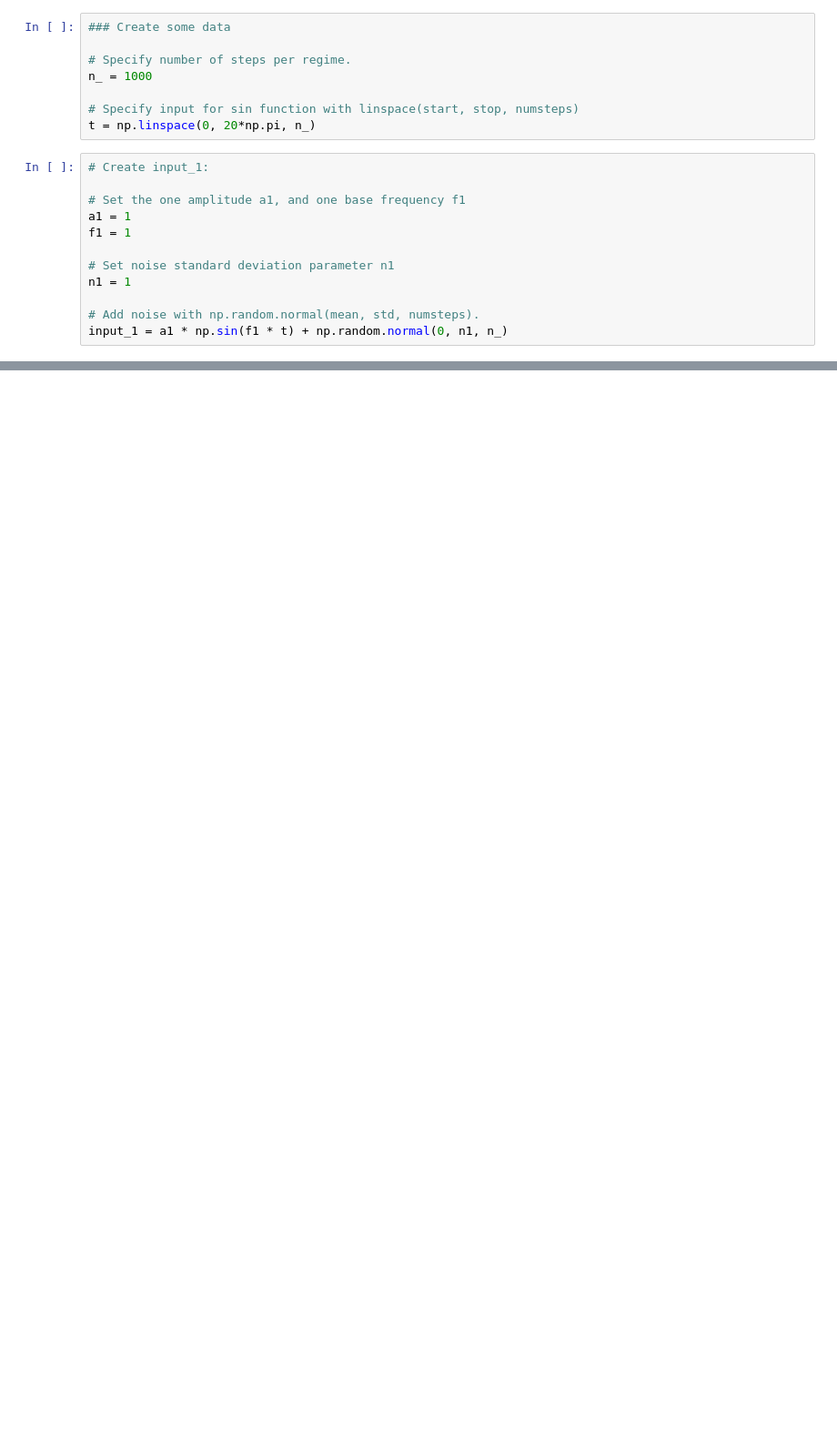
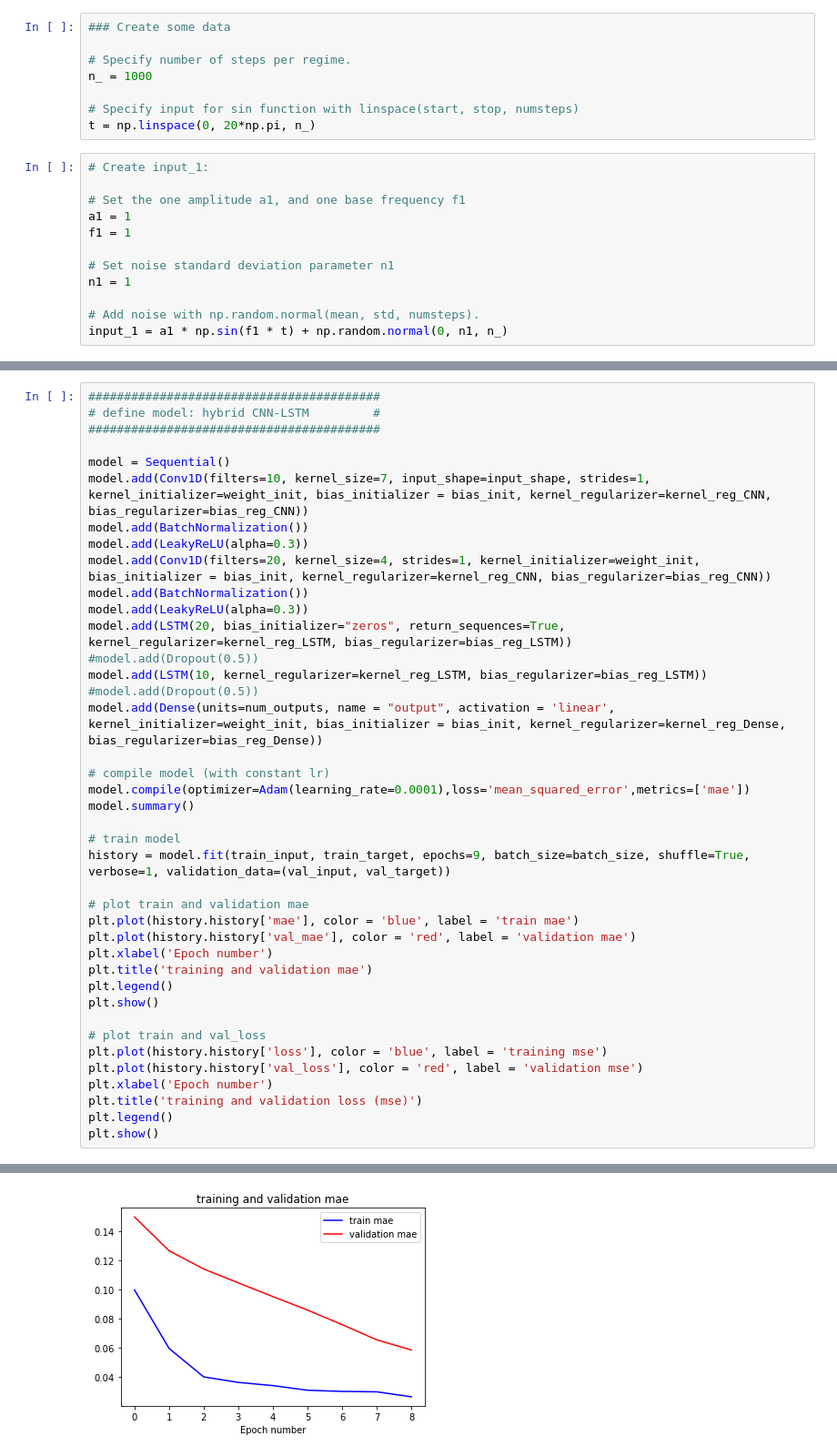
Before and after one commit to MarcoLandtHayen/EchoStateNetworks, a Jupyter notebook: notebooks/ESN_exp02.ipynb, the cells around one changed output, grey strips where cells are left out. Shown at 91% size. Saved outputs shown, nothing was run; the diff lists cells and outputs as text; blank space fills up the shorter version.

```diff
--- a/notebooks/ESN_exp02.ipynb
+++ b/notebooks/ESN_exp02.ipynb
@@ -176,0 +337,41 @@ plt.show()
+# %%
+#########################################
+# define model: hybrid CNN-LSTM         #
+#########################################
+
+model = Sequential()
+model.add(Conv1D(filters=10, kernel_size=7, input_shape=input_shape, strides=1, kernel_initializer=weight_init, bias_initializer = bias_init, kernel_regularizer=kernel_reg_CNN, bias_regularizer=bias_reg_CNN))
+model.add(BatchNormalization())
+model.add(LeakyReLU(alpha=0.3))
+model.add(Conv1D(filters=20, kernel_size=4, strides=1, kernel_initializer=weight_init, bias_initializer = bias_init, kernel_regularizer=kernel_reg_CNN, bias_regularizer=bias_reg_CNN))
+model.add(BatchNormalization())
+model.add(LeakyReLU(alpha=0.3))
+model.add(LSTM(20, bias_initializer="zeros", return_sequences=True, kernel_regularizer=kernel_reg_LSTM, bias_regularizer=bias_reg_LSTM))
+#model.add(Dropout(0.5))
+model.add(LSTM(10, kernel_regularizer=kernel_reg_LSTM, bias_regularizer=bias_reg_LSTM))
+#model.add(Dropout(0.5))
+model.add(Dense(units=num_outputs, name = "output", activation = 'linear', kernel_initializer=weight_init, bias_initializer = bias_init, kernel_regularizer=kernel_reg_Dense, bias_regularizer=bias_reg_Dense))
+
+# compile model (with constant lr)
+model.compile(optimizer=Adam(learning_rate=0.0001),loss='mean_squared_error',metrics=['mae'])
+model.summary()
+
+# train model
+history = model.fit(train_input, train_target, epochs=9, batch_size=batch_size, shuffle=True, verbose=1, validation_data=(val_input, val_target))
+
+# plot train and validation mae
+plt.plot(history.history['mae'], color = 'blue', label = 'train mae')
+plt.plot(history.history['val_mae'], color = 'red', label = 'validation mae')
+plt.xlabel('Epoch number')
+plt.title('training and validation mae')
+plt.legend()
+plt.show()
+
+# plot train and val_loss
+plt.plot(history.history['loss'], color = 'blue', label = 'training mse')
+plt.plot(history.history['val_loss'], color = 'red', label = 'validation mse')
+plt.xlabel('Epoch number')
+plt.title('training and validation loss (mse)')
+plt.legend()
+plt.show()
+# %% [output]
@@ -176,0 +395 @@ plt.show()
+[figure, added]
```
Also changed, not shown: parts of 21 cells of this notebook, 1 other file.
